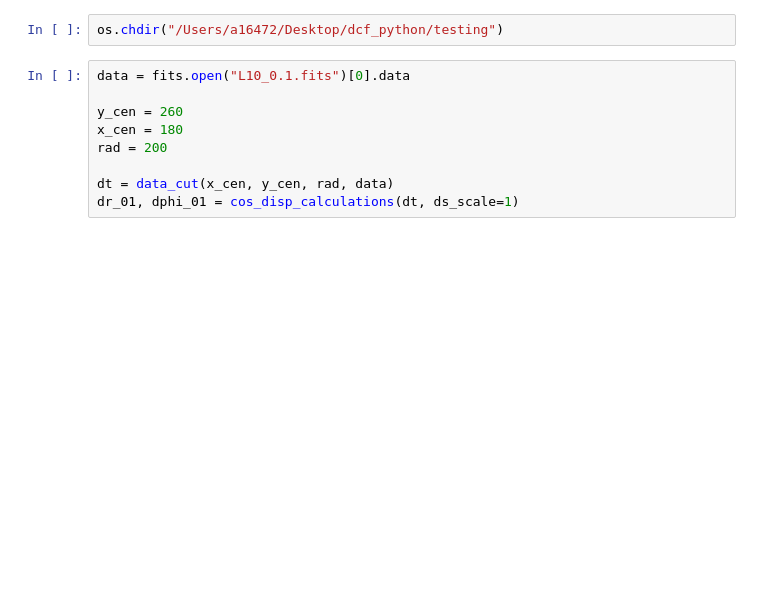
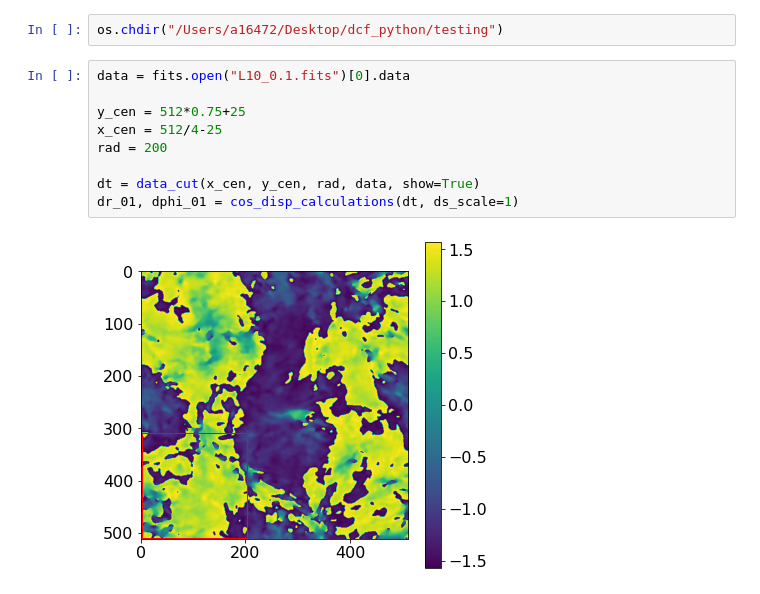
Before and after one commit to parkji30/PyDCF, a Jupyter notebook: testing/cos_disp_simulation_multifit.ipynb, the cells around one changed output. Cells and saved outputs as stored; diff of their text form; blank space fills up the shorter version.

```diff
--- a/testing/cos_disp_simulation_multifit.ipynb
+++ b/testing/cos_disp_simulation_multifit.ipynb
@@ -202,12 +208,14 @@ os.chdir("/Users/a16472/Desktop/dcf_python/testing")
 # %%
 data = fits.open("L10_0.1.fits")[0].data
 
-y_cen = 260
-x_cen = 180
+y_cen = 512*0.75+25
+x_cen = 512/4-25
 rad = 200
 
-dt = data_cut(x_cen, y_cen, rad, data)
+dt = data_cut(x_cen, y_cen, rad, data, show=True)
 dr_01, dphi_01 = cos_disp_calculations(dt, ds_scale=1)
+# %% [output]
+[figure, added]
 # %%
 data = fits.open("L10_0.2.fits")[0].data
 
```
Also changed, not shown: parts of 9 cells of this notebook, 1 other file.
